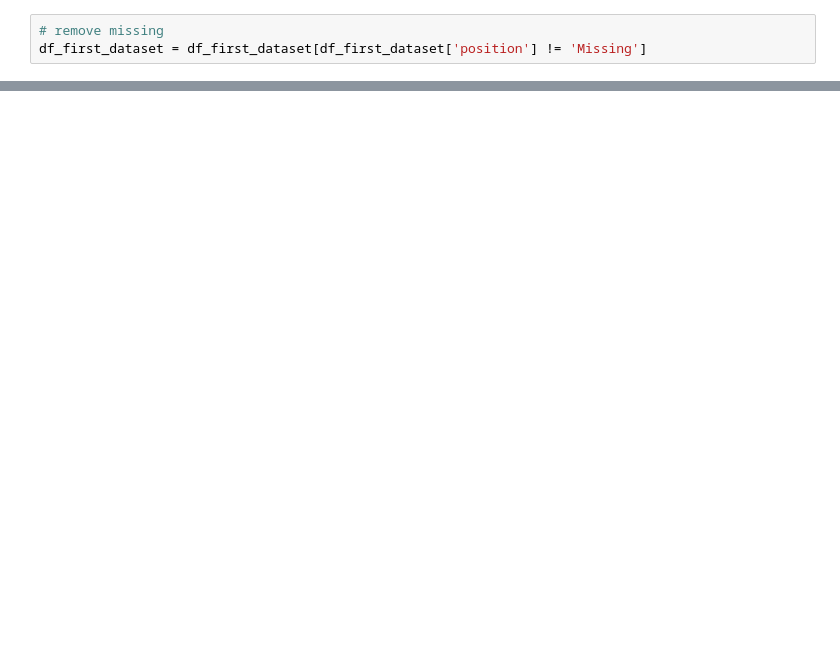
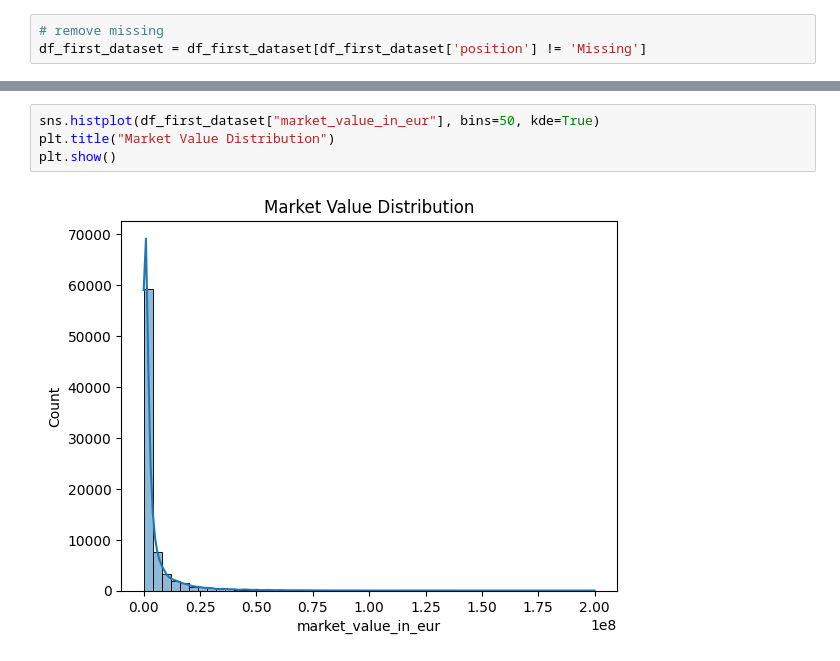
Before and after one commit to StinoNL/transfer_carrousel, a Jupyter notebook: backend/cleaned_datasets/Stijn_first_model.ipynb, the cells around one changed output, grey strips where cells are left out. Drawn from its saved outputs; the diff is of its cells as text; blank space fills up the shorter version.

```diff
--- a/backend/cleaned_datasets/Stijn_first_model.ipynb
+++ b/backend/cleaned_datasets/Stijn_first_model.ipynb
@@ -94,3 +145,9 @@ df_first_dataset.head(5)
+# %%
+sns.histplot(df_first_dataset["market_value_in_eur"], bins=50, kde=True)
+plt.title("Market Value Distribution")
+plt.show()
+# %% [output]
+[figure, added]
 # %%
 sns.histplot(df_first_dataset["market_value_in_eur"], bins=50, kde=True)
 plt.title("Market Value Distribution")
```
Also changed, not shown: parts of 34 cells of this notebook.
